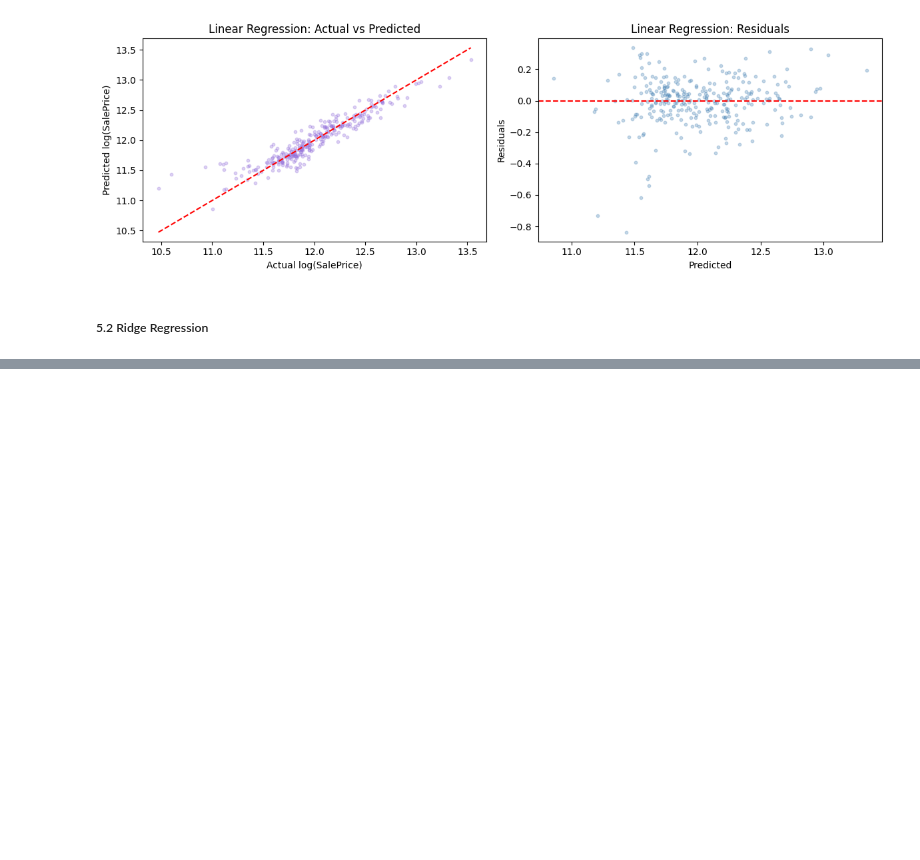
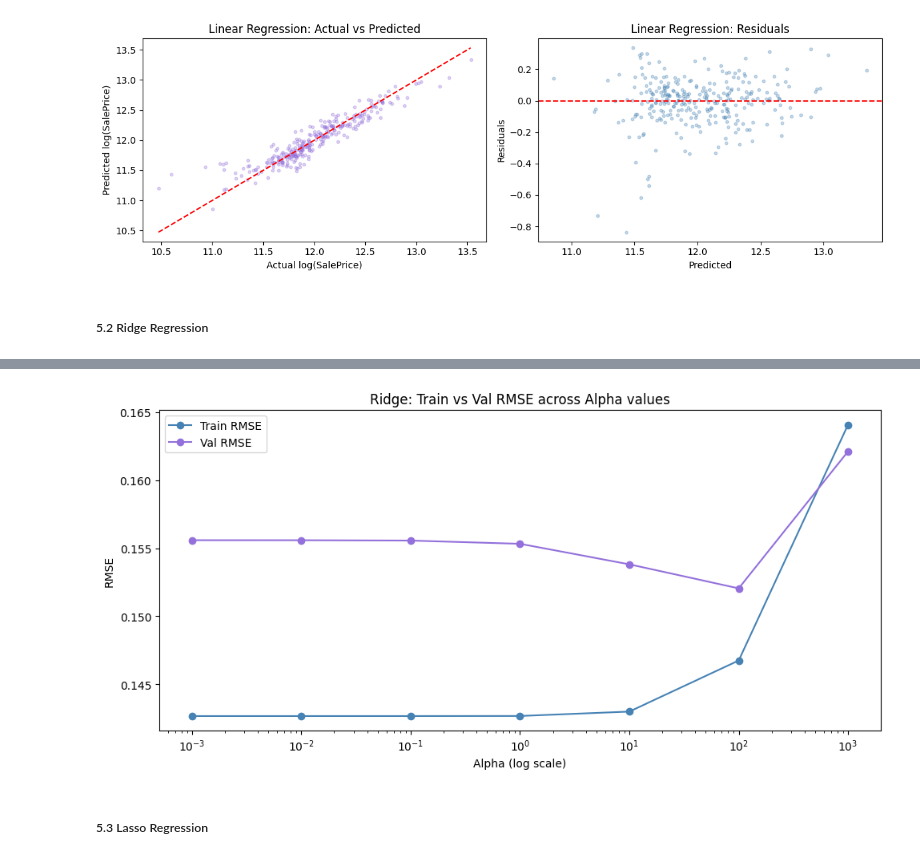
Before and after one commit to Likunach/ml-assignment-house-prices, a Jupyter notebook: model_experiment.ipynb, the cells around one changed output, grey strips where cells are left out. Drawn from its saved outputs; the diff is of its cells as text; code cells hidden in the pictures; blank space fills up the shorter version.

Commit message:
added model testing

```diff
--- a/model_experiment.ipynb
+++ b/model_experiment.ipynb
@@ -536,6 +538,11 @@ plt.show()
 ##### 5.2 Ridge Regression
 # %%
 from sklearn.linear_model import Ridge
+
+datasets = [
+    (X1_kbest_train_filtered, X1_kbest_val_filtered, y1_train, y1_val, "approach1_kbest"),
+    (X2_rf_train_filtered, X2_rf_val_filtered, y2_train, y2_val, "approach2_rf"),
+]
 
 alphas = [0.001, 0.01, 0.1, 1, 10, 100, 1000]
 
@@ -555,0 +581,28 @@ for alpha in alphas:
+# %%
+fig, ax = plt.subplots(figsize=(10, 5))
+
+ridge_results = {'alpha': [], 'train_rmse': [], 'val_rmse': []}
+
+for alpha in alphas:
+    model = Ridge(alpha=alpha)
+    model.fit(X1_kbest_train_filtered, y1_train)
+    train_rmse = np.sqrt(mean_squared_error(y1_train, model.predict(X1_kbest_train_filtered)))
+    val_rmse = np.sqrt(mean_squared_error(y1_val, model.predict(X1_kbest_val_filtered)))
+    ridge_results['alpha'].append(alpha)
+    ridge_results['train_rmse'].append(train_rmse)
+    ridge_results['val_rmse'].append(val_rmse)
+
+ax.plot(ridge_results['alpha'], ridge_results['train_rmse'], 'o-', color='steelblue', label='Train RMSE')
+ax.plot(ridge_results['alpha'], ridge_results['val_rmse'], 'o-', color='mediumpurple', label='Val RMSE')
+ax.set_xscale('log')
+ax.set_xlabel('Alpha (log scale)')
+ax.set_ylabel('RMSE')
+ax.set_title('Ridge: Train vs Val RMSE across Alpha values')
+ax.legend()
+plt.tight_layout()
+plt.savefig('plots/ridge_alpha_analysis.png')
+plt.show()
+# %% [output]
+[figure, added]
+# %% [markdown]
+##### 5.3 Lasso Regression
```
Also changed, not shown: parts of 19 cells of this notebook, 8 other files.
